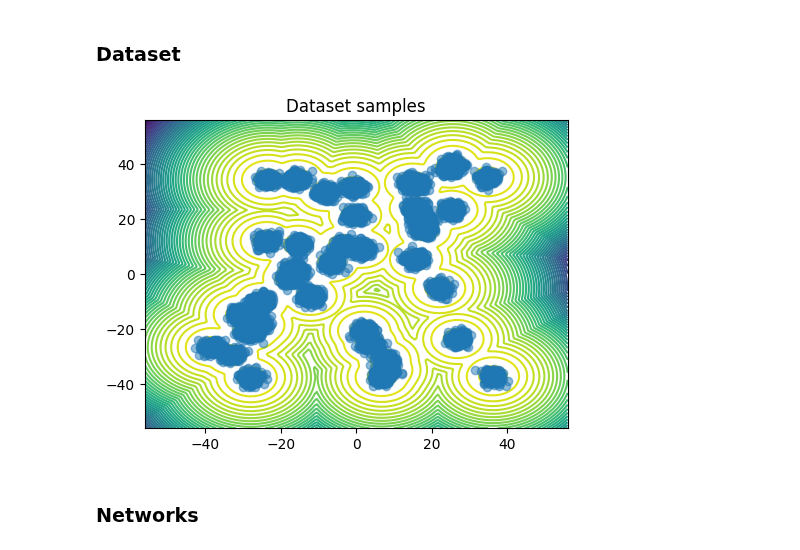
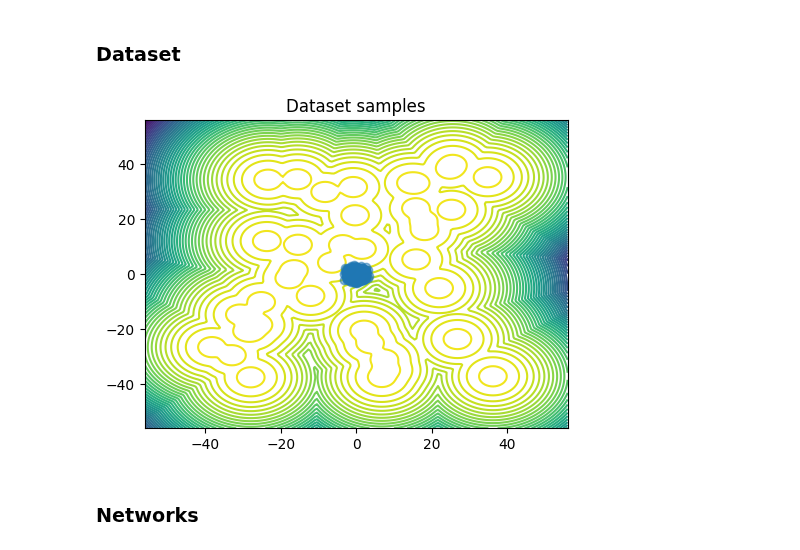
Before and after one commit to taraak/pita, a Jupyter notebook: active_inference.ipynb, the cells around one changed output. Saved outputs shown, nothing was run; the diff lists cells and outputs as text; code cells hidden in the pictures.

```diff
--- a/active_inference.ipynb
+++ b/active_inference.ipynb
@@ -62,3 +59,7 @@ n_plots = 10 # number of plots shows throughout tranining
 use_64_bit = True
 alpha = 2.0
 num_samples = 10000
+
+flow = make_wrapped_normflow_realnvp(dim, n_flow_layers=n_flow_layers,
+                                 layer_nodes_per_dim=layer_nodes_per_dim,
+                                act_norm = False)
@@ -112,19 +122,19 @@ def unnormalize(x, mins, maxs):
     return x * (maxs - mins) + mins
 # %% [markdown]
 ### Dataset
-# %%
-num_samples = 10000
-dataset = target.sample(torch.tensor(num_samples).unsqueeze(0))
-
-plot_dataset(dataset) # Visualise model during initialisation.
-plt.show()
-# %% [output]
-[figure, old version]
 # %%
 # normalize the dataset
-dataset, global_mins, global_maxs = normalize(dataset)
-train_dataset = TensorDataset(dataset)
+init_num_samples = 2048
+unnorm_init_samples = flow.sample((init_num_samples,)).to(device).detach()
+init_energy = target.log_prob(unnorm_init_samples).detach()
+init_samples, global_mins, global_maxs = normalize(unnorm_init_samples)
+train_dataset = TensorDataset(init_samples, init_energy)
 trainloader = DataLoader(train_dataset, batch_size = 512, shuffle=True)
+# %%
+plot_dataset(unnorm_init_samples) # Visualise model during initialisation.
+plt.show()
+# %% [output]
+[figure, new version]
 # %% [markdown]
 ### Networks
 # %%
```
Also changed, not shown: parts of 11 cells of this notebook.
